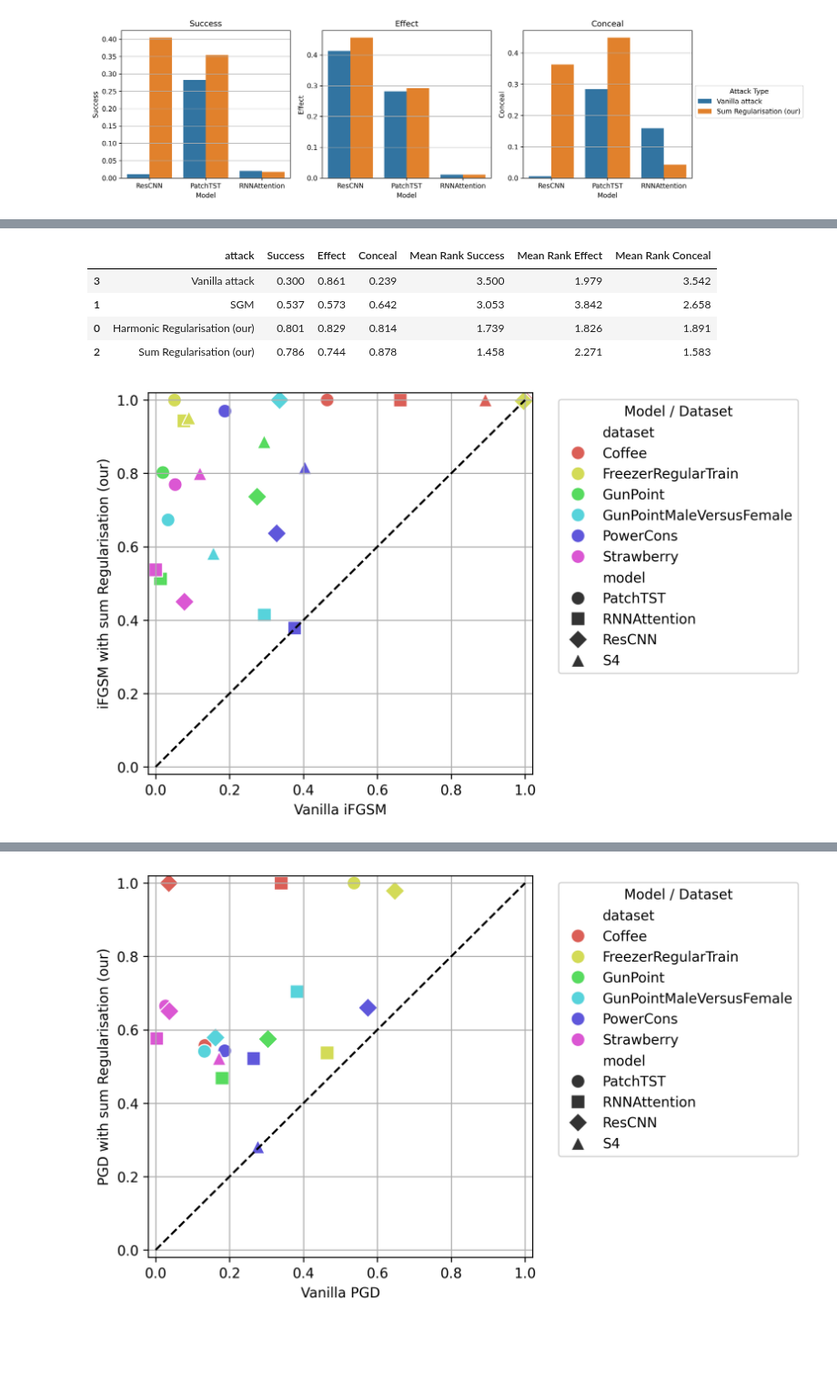
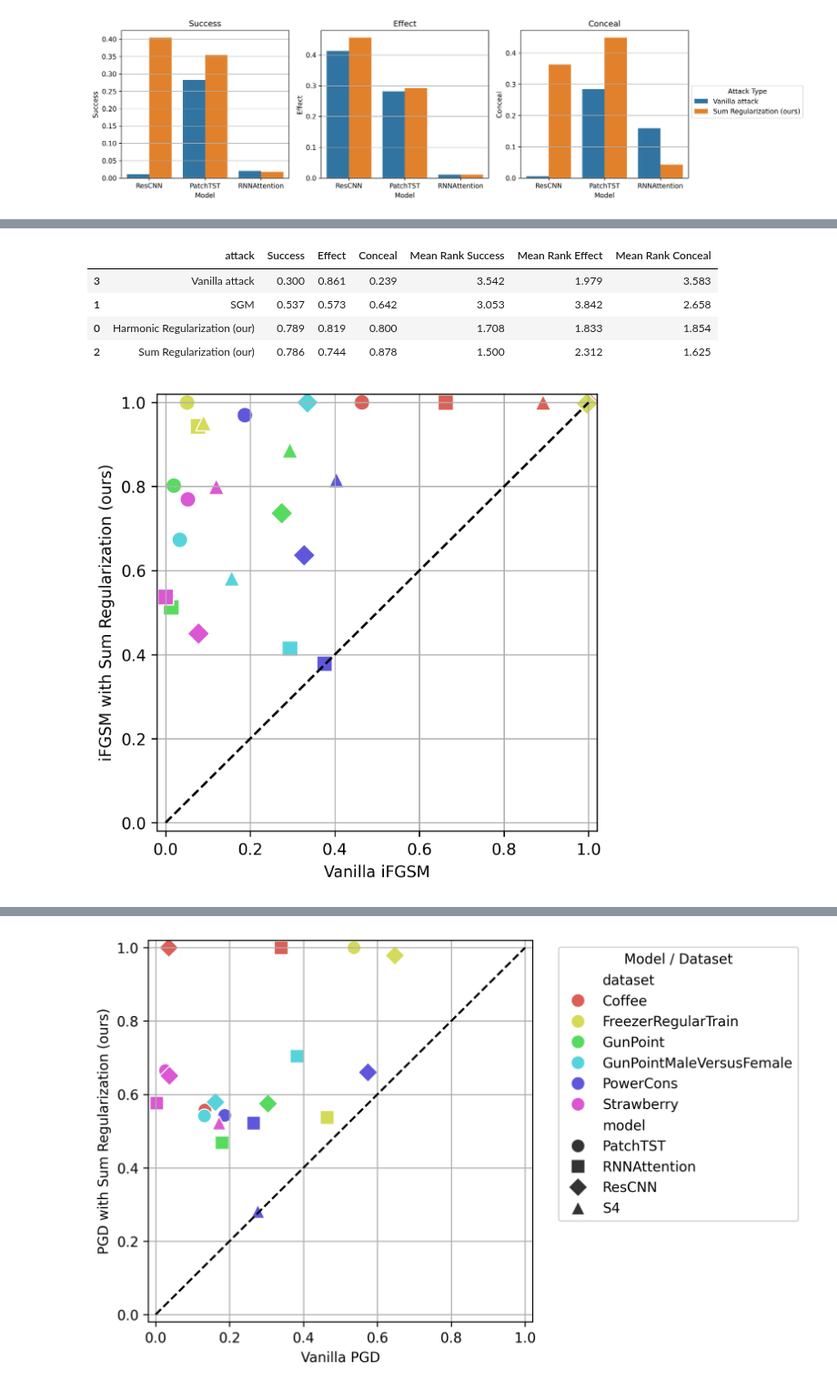
Before and after one commit to petrsokerin/Hidden_adversarial_attacks, a Jupyter notebook: notebooks/clearml_metrics.ipynb, the cells around one changed output, grey strips where cells are left out. Shown at 91% size. Cells and saved outputs as stored; diff of their text form; code cells hidden in the pictures; blank space fills up the shorter version.

```diff
--- a/notebooks/clearml_metrics.ipynb
+++ b/notebooks/clearml_metrics.ipynb
@@ -506,9 +522,9 @@ table_data = table_data.dropna()
 
 attack_mapping = {
     'fgsm': 'Vanilla attack',
-    'fgsm_disc': 'Sum Regularisation (our)',
-    'fgsm_harmonic': 'Harmonic Regularisation (our)',
-    'fgsm_disc_hypercones': 'HyperCones Regularisation (our)',
+    'fgsm_disc': 'Sum Regularization (our)',
+    'fgsm_harmonic': 'Harmonic Regularization (our)',
+    'fgsm_disc_hypercones': 'HyperCones Regularization (our)',
     'kll2': 'SGM'
 }
 table_data['attack'] = table_data['attack'].map(attack_mapping)
@@ -533,14 +549,14 @@ grouped_rank_mean_metrics = pd.DataFrame({
 grouped_rank_mean_metrics.iloc[[3, 1, 0, 2]].round(3)
 # %% [output]
 |  | attack | Success | Effect | Conceal | Mean Rank Success | Mean Rank Effect | Mean Rank Conceal |
-| 3 | Vanilla attack | 0.300 | 0.861 | 0.239 | 3.500 | 1.979 | 3.542 |
+| 3 | Vanilla attack | 0.300 | 0.861 | 0.239 | 3.542 | 1.979 | 3.583 |
 | 1 | SGM | 0.537 | 0.573 | 0.642 | 3.053 | 3.842 | 2.658 |
-| 0 | Harmonic Regularisation (our) | 0.801 | 0.829 | 0.814 | 1.739 | 1.826 | 1.891 |
-| 2 | Sum Regularisation (our) | 0.786 | 0.744 | 0.878 | 1.458 | 2.271 | 1.583 |
+| 0 | Harmonic Regularization (our) | 0.789 | 0.819 | 0.800 | 1.708 | 1.833 | 1.854 |
+| 2 | Sum Regularization (our) | 0.786 | 0.744 | 0.878 | 1.500 | 2.312 | 1.625 |
 # %%
 agg_data['model'] = agg_data['model'].map(model_mapping)
 # %%
-draw_scatter_pair_metrics(agg_data, 'fgsm', 'fgsm_disc', x_col_name='Vanilla iFGSM', y_col_name='iFGSM with sum Regularisation (our)', title='', legend=True)
+draw_scatter_pair_metrics(agg_data, 'fgsm', 'fgsm_disc', x_col_name='Vanilla iFGSM', y_col_name='iFGSM with Sum Regularization (ours)', title='', legend=False)
 # %% [output]
-[figure, old version]
+[figure, new version]
 # %%
```
Also changed, not shown: parts of 6 cells of this notebook.
